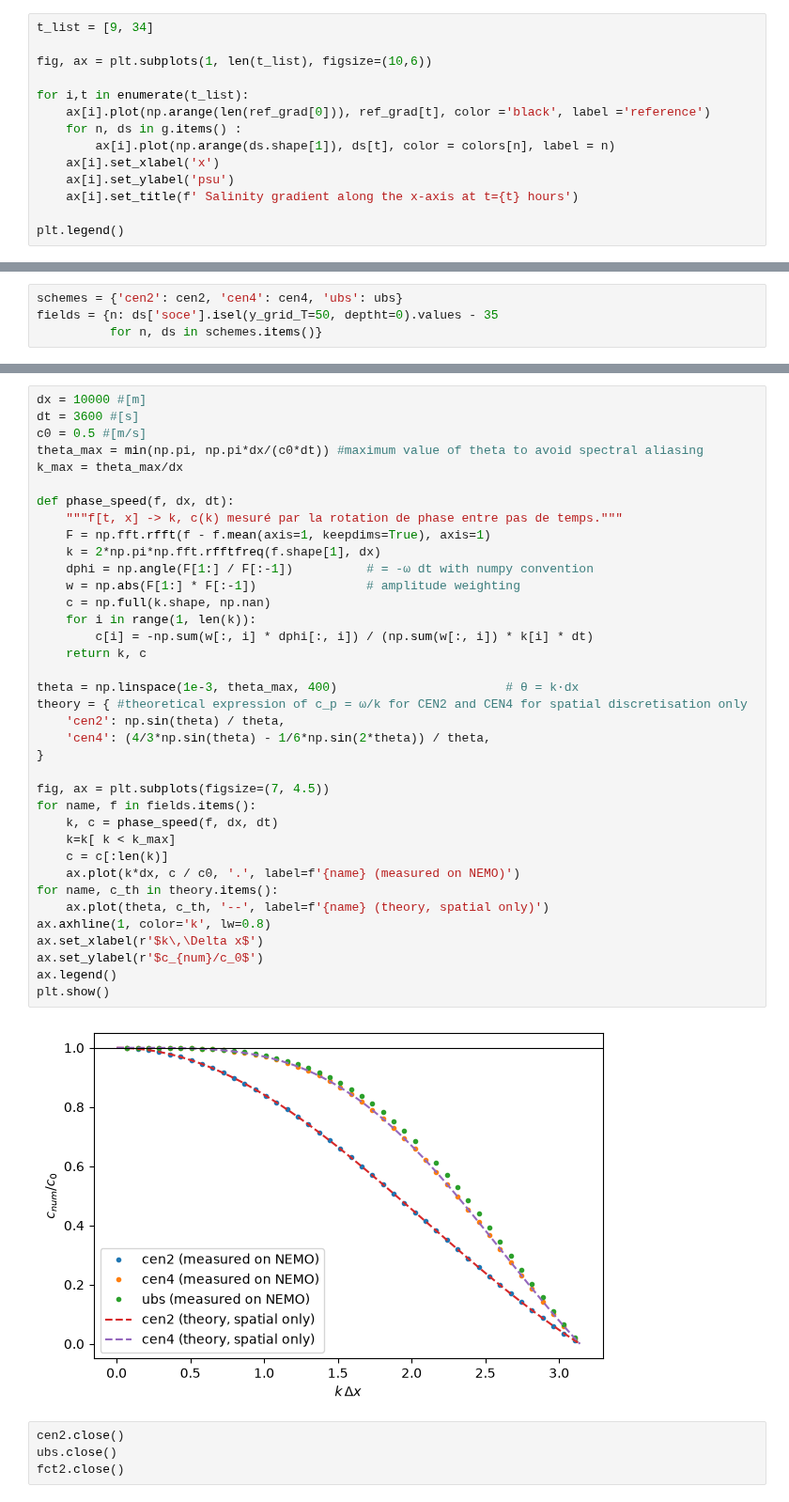
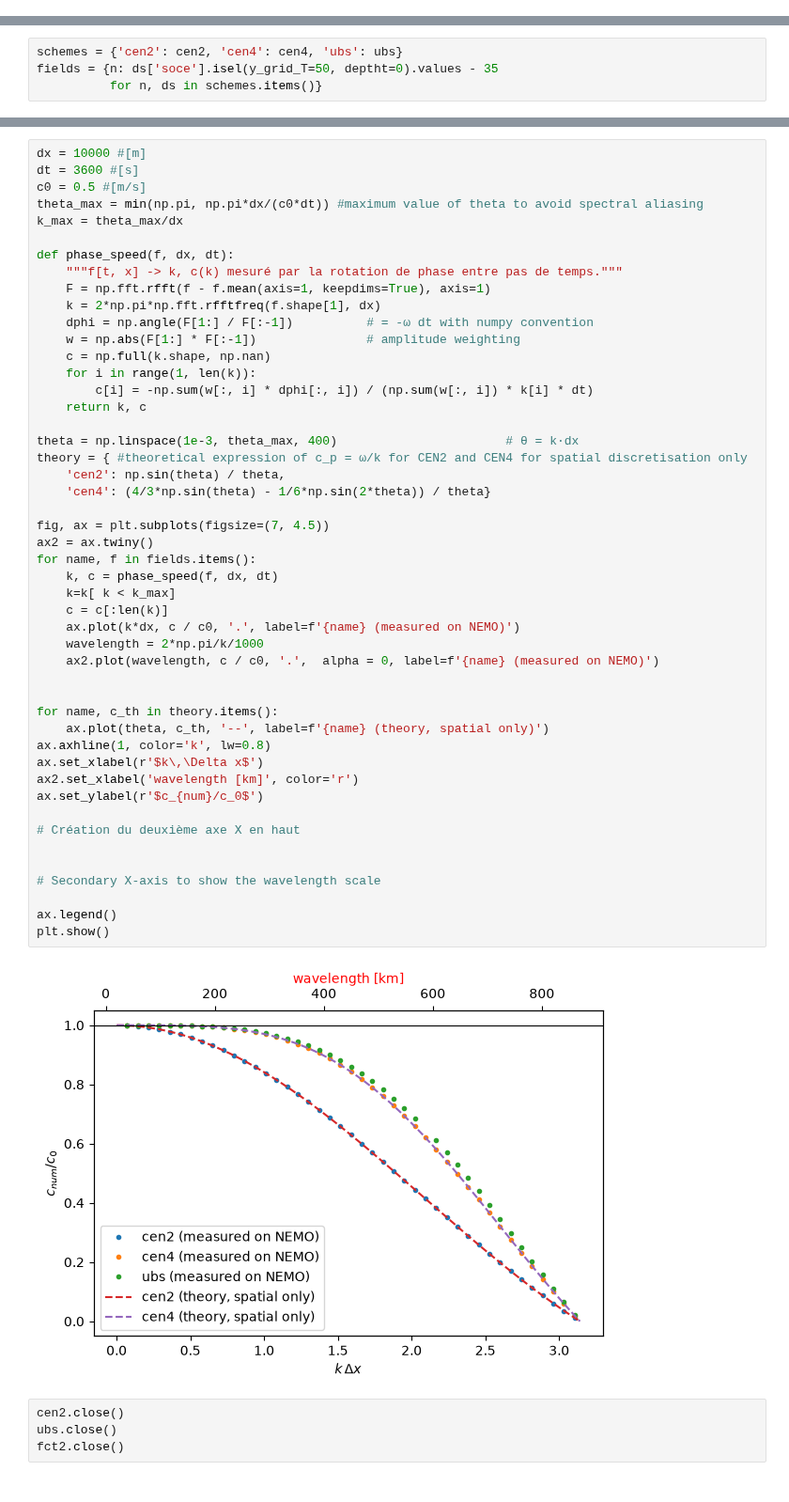
Before and after one commit to justinebuisson606/NEMO_Demonstrators, a Jupyter notebook: Demonstrator 1.ipynb, the cells around one changed output, grey strips where cells are left out. Shown at 94% size. Drawn from its saved outputs; the diff is of its cells as text.

Commit message:
Adding : wavelength on x-axis for phase speed

```diff
--- a/Demonstrator 1.ipynb
+++ b/Demonstrator 1.ipynb
@@ -384,14 +384,0 @@ for t in range (80):
-# %%
-t_list = [9, 34]
-
-fig, ax = plt.subplots(1, len(t_list), figsize=(10,6))
-
-for i,t in enumerate(t_list):
-    ax[i].plot(np.arange(len(ref_grad[0])), ref_grad[t], color ='black', label ='reference')
-    for n, ds in g.items() :
-        ax[i].plot(np.arange(ds.shape[1]), ds[t], color = colors[n], label = n)
-    ax[i].set_xlabel('x')
-    ax[i].set_ylabel('psu')
-    ax[i].set_title(f' Salinity gradient along the x-axis at t={t} hours')
-
-plt.legend()
@@ -430,36 +415,47 @@ k_max = theta_max/dx
 
 def phase_speed(f, dx, dt):
     """f[t, x] -> k, c(k) mesuré par la rotation de phase entre pas de temps."""
     F = np.fft.rfft(f - f.mean(axis=1, keepdims=True), axis=1)
     k = 2*np.pi*np.fft.rfftfreq(f.shape[1], dx)
     dphi = np.angle(F[1:] / F[:-1])          # = -ω dt with numpy convention
     w = np.abs(F[1:] * F[:-1])               # amplitude weighting
     c = np.full(k.shape, np.nan)
     for i in range(1, len(k)):
         c[i] = -np.sum(w[:, i] * dphi[:, i]) / (np.sum(w[:, i]) * k[i] * dt)
     return k, c
 
 theta = np.linspace(1e-3, theta_max, 400)                       # θ = k·dx
 theory = { #theoretical expression of c_p = ω/k for CEN2 and CEN4 for spatial discretisation only
     'cen2': np.sin(theta) / theta,
-    'cen4': (4/3*np.sin(theta) - 1/6*np.sin(2*theta)) / theta,
-}
+    'cen4': (4/3*np.sin(theta) - 1/6*np.sin(2*theta)) / theta}
 
 fig, ax = plt.subplots(figsize=(7, 4.5))
+ax2 = ax.twiny()
 for name, f in fields.items():
     k, c = phase_speed(f, dx, dt)
     k=k[ k < k_max]
     c = c[:len(k)]
     ax.plot(k*dx, c / c0, '.', label=f'{name} (measured on NEMO)')
+    wavelength = 2*np.pi/k/1000
+    ax2.plot(wavelength, c / c0, '.',  alpha = 0, label=f'{name} (measured on NEMO)')
+
+
 for name, c_th in theory.items():
     ax.plot(theta, c_th, '--', label=f'{name} (theory, spatial only)')
 ax.axhline(1, color='k', lw=0.8)
 ax.set_xlabel(r'$k\,\Delta x$')
+ax2.set_xlabel('wavelength [km]', color='r')
 ax.set_ylabel(r'$c_{num}/c_0$')
+
+# Création du deuxième axe X en haut
+
+
+# Secondary X-axis to show the wavelength scale
+
 ax.legend()
 plt.show()
 # %% [output]
-[figure, old version]
+[figure, new version]
 # %%
 cen2.close()
 ubs.close()
```
Also changed, not shown: parts of 10 cells of this notebook.
